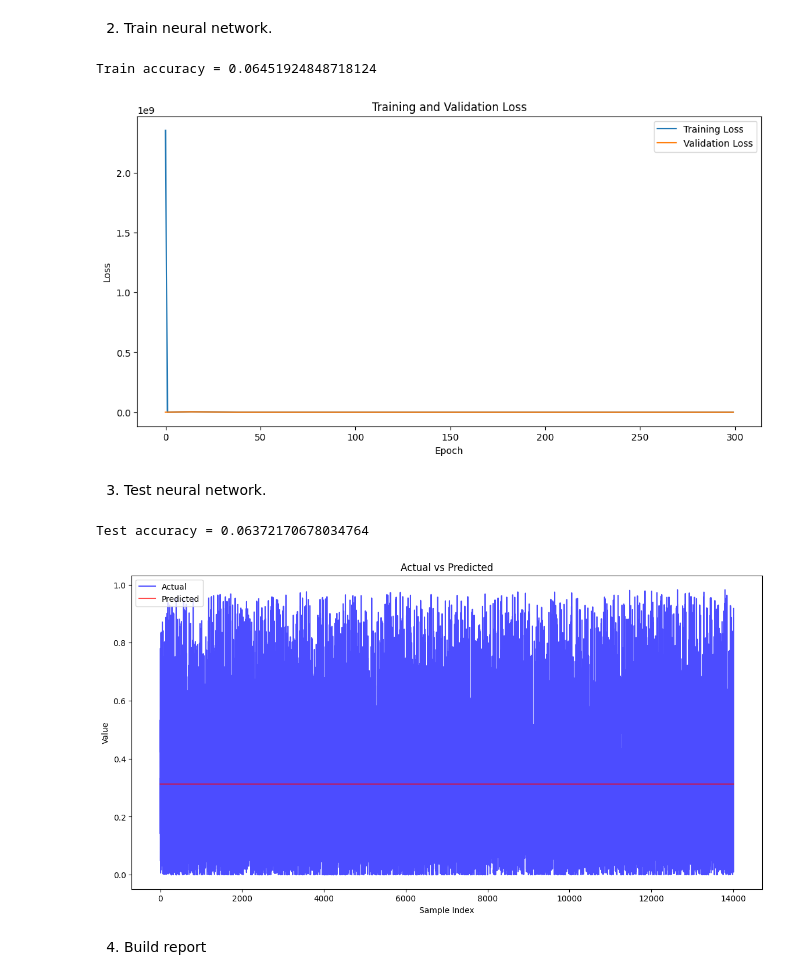
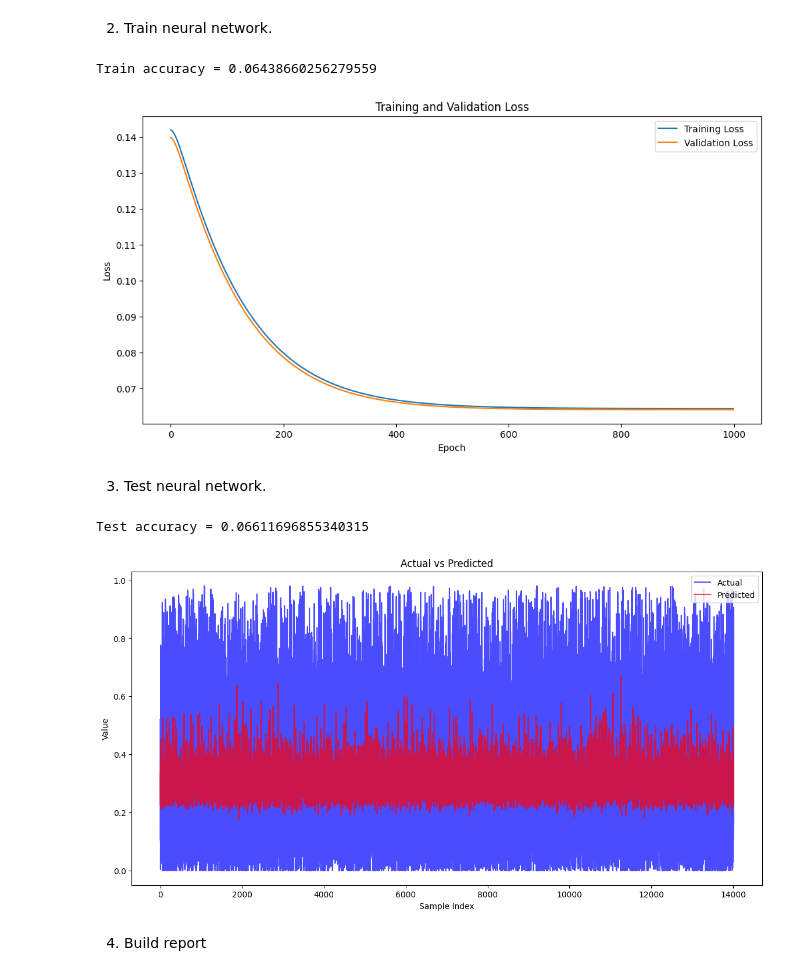
Before and after one commit to melalex/computational-intelligence, a Jupyter notebook: notebooks/wind_turbine_forecasting.ipynb, the cells around one changed output. Saved outputs shown, nothing was run; the diff lists cells and outputs as text; code cells hidden in the pictures.

```diff
--- a/notebooks/wind_turbine_forecasting.ipynb
+++ b/notebooks/wind_turbine_forecasting.ipynb
@@ -144,14 +144,16 @@ Delta^2 total = 1.2711900480119425
 model = SeqNet(
     layers=[
         Input(9),
+        Dense(256, activation_fun=RELU_ACTIVATION),
         Dense(128, activation_fun=RELU_ACTIVATION),
         Dense(64, activation_fun=RELU_ACTIVATION),
         Dense(32, activation_fun=RELU_ACTIVATION),
+        Dense(16, activation_fun=RELU_ACTIVATION),
         Dense(1),
     ]
 )
 
-opt = GradientDescentOptimizer(learning_rate=0.05, momentum_decay=0.9)
+opt = GradientDescentOptimizer(learning_rate=0.001, momentum_decay=0.9)
 
 compiled_model = model.compile(
     optimizer=opt,
@@ -162,15 +164,15 @@ compiled_model = model.compile(
 2. Train neural network.
 # %%
 trained_model = compiled_model.fit(
-    train_x_scaled, train_y, 300, validation_data=validation_data
+    train_x_scaled, train_y, 1000, validation_data=validation_data
 )
 
 print("Train accuracy = " + str(trained_model.train_loss()))
 
 plot_loss_and_val_loss(trained_model)
 # %% [output]
-Train accuracy = 0.06451924848718124
+Train accuracy = 0.06438660256279559
-[figure, old version]
+[figure, new version]
 # %% [markdown]
 3. Test neural network.
 # %%
@@ -180,8 +182,8 @@ print("Test accuracy = " + str(MEAN_SQUARED_ERROR.apply(test_y, y_predicted)))
 
 plot_diff(test_y.flatten(), y_predicted.flatten())
 # %% [output]
-Test accuracy = 0.06372170678034764
+Test accuracy = 0.06611696855340315
-[figure, old version]
+[figure, new version]
 # %% [markdown]
 4. Build report
 # %%
```
Also changed, not shown: parts of 2 cells of this notebook, 2 other files.
